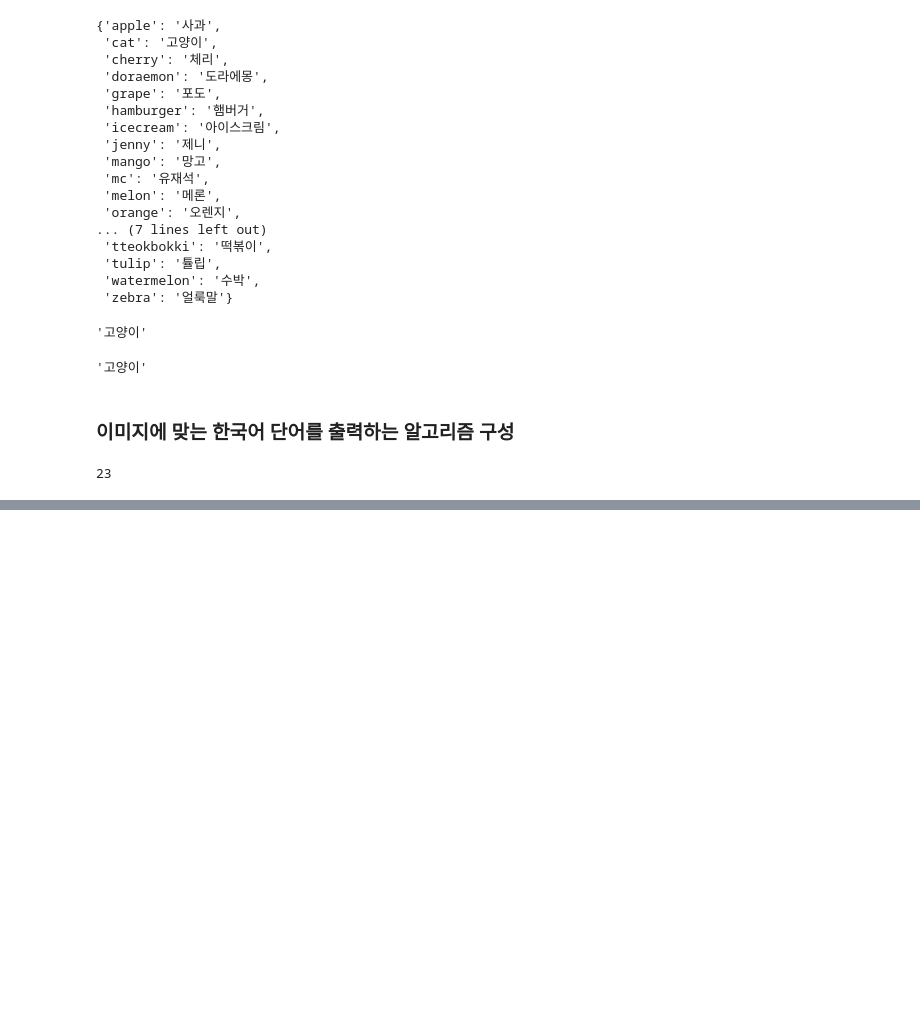
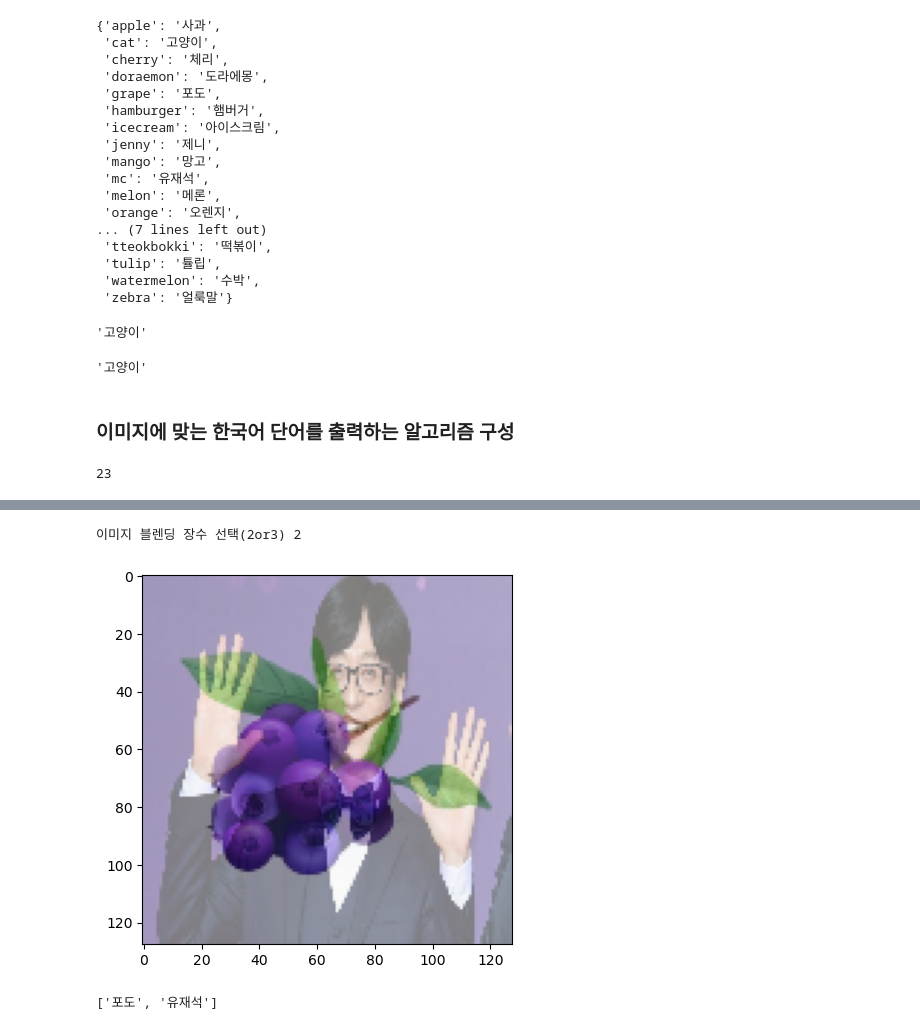
Before and after one commit to copy-del/my-repo, a Jupyter notebook: Open Cv/ex02_이미지 블렌딩 게임제작.ipynb, the cells around one changed output, grey strips where cells are left out. Saved outputs shown, nothing was run; the diff lists cells and outputs as text; code cells hidden in the pictures; blank space fills up the shorter version.

```diff
--- a/Open Cv/ex02_이미지 블렌딩 게임제작.ipynb
+++ b/Open Cv/ex02_이미지 블렌딩 게임제작.ipynb
@@ -165,0 +299,19 @@ array([ 3, 15, 16])
+# %%
+input_size = int(input('이미지 블렌딩 장수 선택(2or3)'))
+if input_size < 4:
+    ext_img = [] # 이미지의 경로
+    ext_name = [] # 이미지의 한글이름
+    random_int = np.random.randint(0,len(img_fd), size = input_size)
+    for i in random_int: # size = input_size : input_size번 반복
+        img_path = f'./crawlingDB/{img_fd[i]}'
+
+        en_name = img_fd[i].split('.')[0] # 이름 분리
+        kor_name = name_dict[en_name] # 한국어 이름 key값으로 가져오기
+        ext_img.append(img_path) # 이미지 경로 담기
+        ext_name.append(kor_name) # 한국어 이름 담기
+    add_img(ext_img, input_size)
+    print(ext_name)
+# %% [output]
+이미지 블렌딩 장수 선택(2or3) 2
+[figure, added]
+['포도', '유재석']
```
Also changed, not shown: parts of 15 cells of this notebook, 13 other files.
